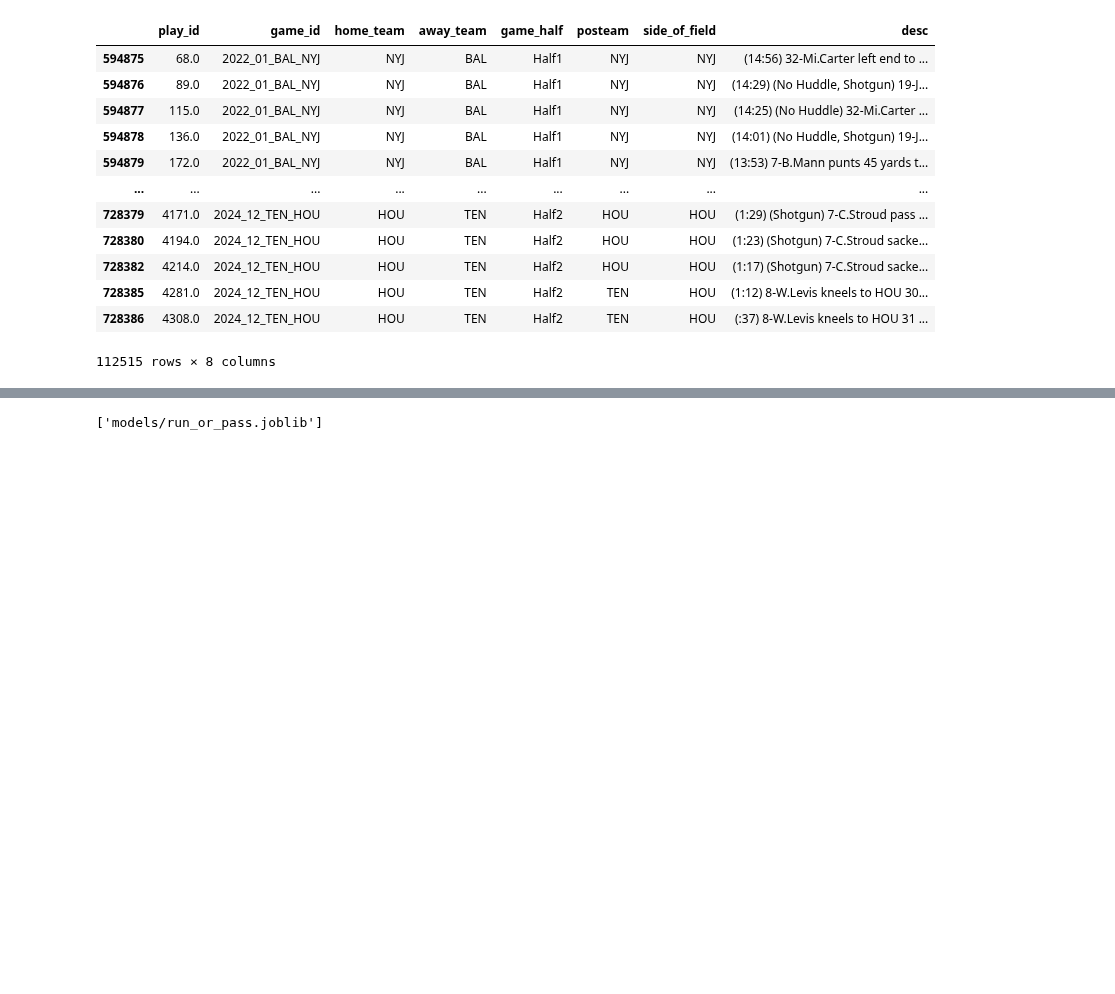
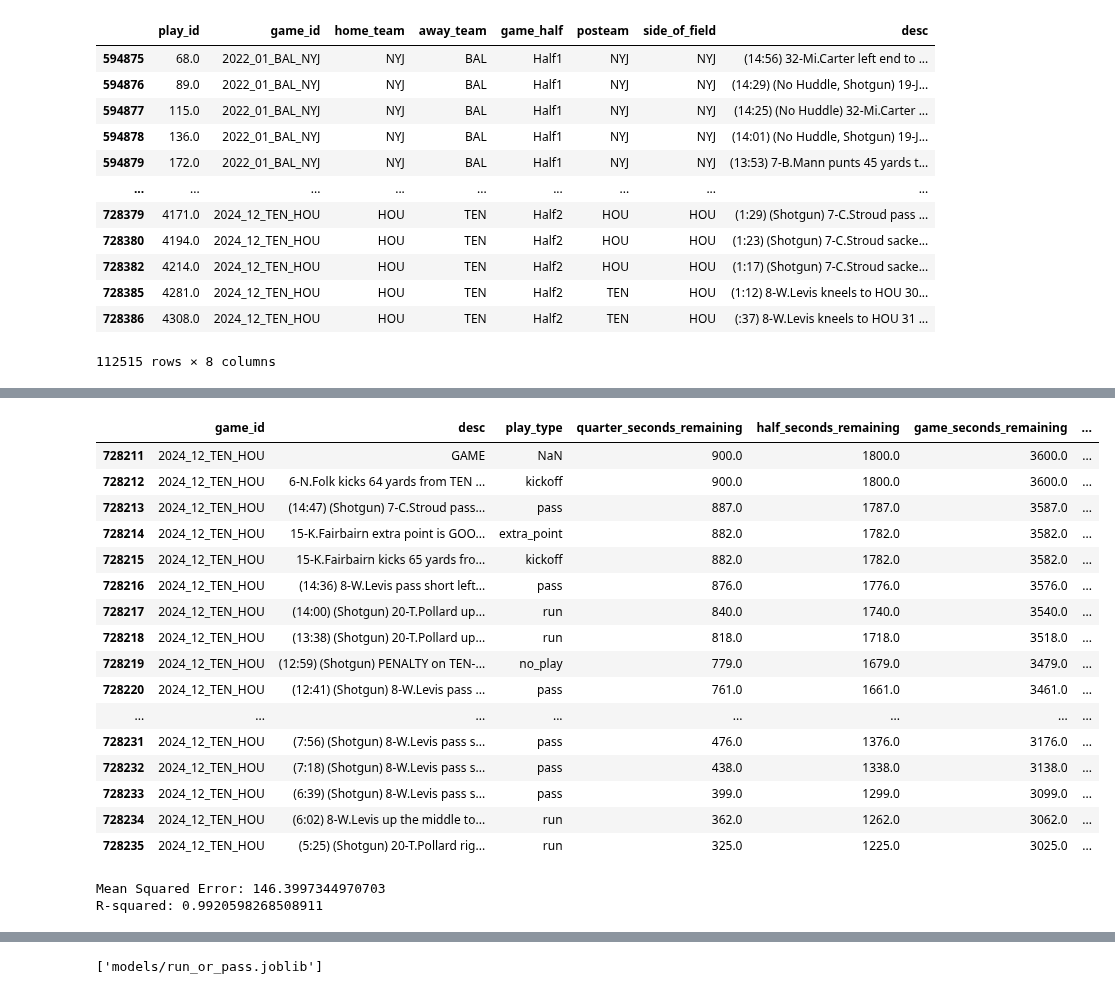
Before and after one commit to sharedw/NFL_sim, a Jupyter notebook: pass_or_run.ipynb, the cells around one changed output, grey strips where cells are left out. Saved outputs shown, nothing was run; the diff lists cells and outputs as text; code cells hidden in the pictures; blank space fills up the shorter version.

```diff
--- a/pass_or_run.ipynb
+++ b/pass_or_run.ipynb
@@ -96,0 +119,10 @@ play_type_mapping = {
+# %%
+df = pbp[['game_id','desc', 'play_type','quarter_seconds_remaining','half_seconds_remaining','game_seconds_remaining', 'yards_gained','air_yards','incomplete_pass','out_of_bounds', 'timeout', 'sp', 'play_type_enc']].copy()
+df['time_elapsed'] = df['half_seconds_remaining'] - df.groupby('game_id')['half_seconds_remaining'].shift(-1)
+df['clock_stopped'] = 0
+df.loc[(df.out_of_bounds ==1 )
+       | (df.timeout==1)
+       | (df.incomplete_pass==1)
+       | (df.sp ==1)
+       | (df.play_type.isin(['no_play',None])), 'clock_stopped'] = 1
+df
@@ -96,0 +143,65 @@ play_type_mapping = {
+# %%
+df['play_type'] = df['play_type'].astype("category")
+# %%
+df['next_play'] = df.groupby('game_id')['play_type'].shift(-1)
+# %%
+pd.set_option('display.max_colwidth',130)
+phi = df.loc[df.game_id=='2024_12_TEN_HOU'].copy()
+phi.head(25)
+# %% [output]
+|  | game_id | desc | play_type | quarter_seconds_remaining | half_seconds_remaining | game_seconds_remaining | ... |
+| 728211 | 2024_12_TEN_HOU | GAME | NaN | 900.0 | 1800.0 | 3600.0 | ... |
+| 728212 | 2024_12_TEN_HOU | 6-N.Folk kicks 64 yards from TEN ... | kickoff | 900.0 | 1800.0 | 3600.0 | ... |
+| 728213 | 2024_12_TEN_HOU | (14:47) (Shotgun) 7-C.Stroud pass... | pass | 887.0 | 1787.0 | 3587.0 | ... |
+| 728214 | 2024_12_TEN_HOU | 15-K.Fairbairn extra point is GOO... | extra_point | 882.0 | 1782.0 | 3582.0 | ... |
+| 728215 | 2024_12_TEN_HOU | 15-K.Fairbairn kicks 65 yards fro... | kickoff | 882.0 | 1782.0 | 3582.0 | ... |
+| 728216 | 2024_12_TEN_HOU | (14:36) 8-W.Levis pass short left... | pass | 876.0 | 1776.0 | 3576.0 | ... |
+| 728217 | 2024_12_TEN_HOU | (14:00) (Shotgun) 20-T.Pollard up... | run | 840.0 | 1740.0 | 3540.0 | ... |
+| 728218 | 2024_12_TEN_HOU | (13:38) (Shotgun) 20-T.Pollard up... | run | 818.0 | 1718.0 | 3518.0 | ... |
+| 728219 | 2024_12_TEN_HOU | (12:59) (Shotgun) PENALTY on TEN-... | no_play | 779.0 | 1679.0 | 3479.0 | ... |
+| 728220 | 2024_12_TEN_HOU | (12:41) (Shotgun) 8-W.Levis pass ... | pass | 761.0 | 1661.0 | 3461.0 | ... |
+| ... | ... | ... | ... | ... | ... | ... | ... |
+| 728231 | 2024_12_TEN_HOU | (7:56) (Shotgun) 8-W.Levis pass s... | pass | 476.0 | 1376.0 | 3176.0 | ... |
+| 728232 | 2024_12_TEN_HOU | (7:18) (Shotgun) 8-W.Levis pass s... | pass | 438.0 | 1338.0 | 3138.0 | ... |
+| 728233 | 2024_12_TEN_HOU | (6:39) (Shotgun) 8-W.Levis pass s... | pass | 399.0 | 1299.0 | 3099.0 | ... |
+| 728234 | 2024_12_TEN_HOU | (6:02) 8-W.Levis up the middle to... | run | 362.0 | 1262.0 | 3062.0 | ... |
+| 728235 | 2024_12_TEN_HOU | (5:25) (Shotgun) 20-T.Pollard rig... | run | 325.0 | 1225.0 | 3025.0 | ... |
+# %%
+from sklearn.metrics import (
+    mean_squared_error,
+    r2_score,
+)
+
+def create_reg_model(df, x_cols, y_col):
+    data = df.loc[~(df[y_col].isna())].copy(deep=True)
+    X, y = data[x_cols], data[y_col]
+    X_train, X_test, y_train, y_test = train_test_split(
+        X, y, test_size=0.2, random_state=42
+    )
+    model = xgb.XGBRegressor(
+        objective="reg:squarederror", n_estimators=100, colsample_bytree=0.5, enable_categorical=True
+    )
+    model.fit(X_train, y_train)
+
+    y_pred = model.predict(X_test)
+
+    # Evaluate
+    mse = mean_squared_error(y_test, y_pred)
+    r2 = r2_score(y_test, y_pred)
+
+    print(f"Mean Squared Error: {mse}")
+    print(f"R-squared: {r2}")
+
+    return model
+
+
+clock_x = ['play_type','quarter_seconds_remaining','half_seconds_remaining', 'game_seconds_remaining', 'yards_gained','incomplete_pass','out_of_bounds', 'timeout', 'sp','next_play']
+clock_y = 'time_elapsed'
+clock_model = create_reg_model(df, clock_x, clock_y)
+
+_ ='''Mean Squared Error: 146.3997344970703
+R-squared: 0.9920598268508911
+'''
+# %% [output]
+Mean Squared Error: 146.3997344970703
+R-squared: 0.9920598268508911
```
Also changed, not shown: parts of 27 cells of this notebook, 2 other files.
